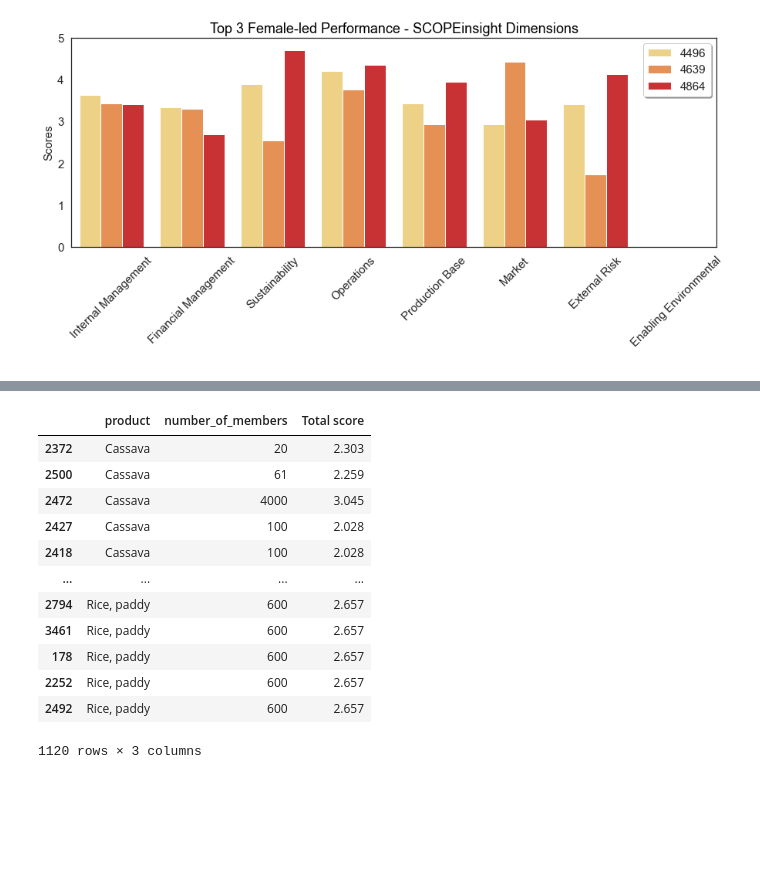
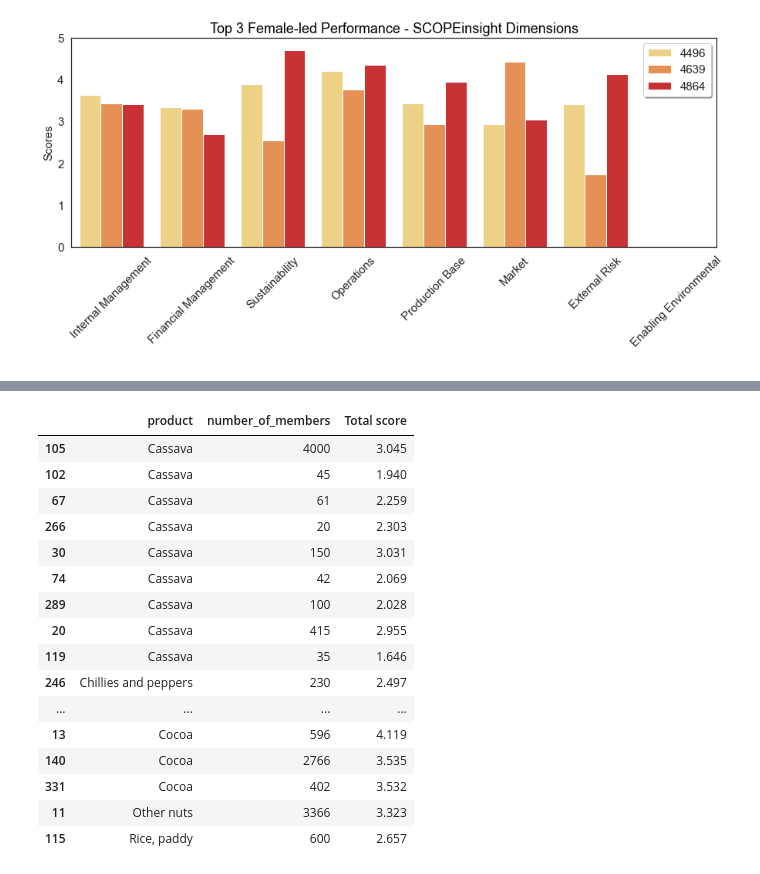
Before and after one commit to baascoral/scopeinsightcasestudy, a Jupyter notebook: Case Study.ipynb, the cells around one changed output, grey strips where cells are left out. Cells and saved outputs as stored; diff of their text form; code cells hidden in the pictures; blank space fills up the shorter version.

```diff
--- a/Case Study.ipynb
+++ b/Case Study.ipynb
@@ -374,0 +413,12 @@ Name: number_of_members, dtype: int64
+# %%
+#4 Identify the top 5 crops
+
+df_cote_divoire = df[df.country == "Côte d'Ivoire"]
+
+#one id has varios products and each product was evaluated 8 times - drop duplicates per id and product
+
+df_cd = df_cote_divoire.drop_duplicates(subset=["producing_organization_id", "product"], keep="first")
+df_cd
+
+#df_cd[df_cd.producing_organization_id == 4479] each id has more than one product. There is a number of member per
+#id but not per product
@@ -375,21 +443,24 @@ Name: number_of_members, dtype: int64
 # %%
+# Filtering the top 5 crops in the df_cd (Cote d'Ivoire) and include the Total Score
 
-
-
-#df_crops = df_cote_divoire.loc[df_cote_divoire['product'].isin(["Cocoa", "Cassava", "Other nuts", "Rice, paddy", "Chillies and peppers"])]
-#df_crops_fil = df_crops[["product", "number_of_members","Total score"]]
-#df_crops_fil.sort_values(by=['product'])
+df_crops = df_cd.loc[df_cd['product'].isin(["Cocoa", "Cassava", "Other nuts", "Rice, paddy", "Chillies and peppers"])]
+df_crops_fil = df_crops[["product", "number_of_members","Total score"]]
+df_crops_fil.sort_values(by=['product'])
 # %% [output]
 |  | product | number_of_members | Total score |
-| 2372 | Cassava | 20 | 2.303 |
-| 2500 | Cassava | 61 | 2.259 |
-| 2472 | Cassava | 4000 | 3.045 |
-| 2427 | Cassava | 100 | 2.028 |
-| 2418 | Cassava | 100 | 2.028 |
+| 105 | Cassava | 4000 | 3.045 |
+| 102 | Cassava | 45 | 1.940 |
+| 67 | Cassava | 61 | 2.259 |
+| 266 | Cassava | 20 | 2.303 |
+| 30 | Cassava | 150 | 3.031 |
+| 74 | Cassava | 42 | 2.069 |
+| 289 | Cassava | 100 | 2.028 |
+| 20 | Cassava | 415 | 2.955 |
+| 119 | Cassava | 35 | 1.646 |
+| 246 | Chillies and peppers | 230 | 2.497 |
 | ... | ... | ... | ... |
-| 2794 | Rice, paddy | 600 | 2.657 |
-| 3461 | Rice, paddy | 600 | 2.657 |
-| 178 | Rice, paddy | 600 | 2.657 |
-| 2252 | Rice, paddy | 600 | 2.657 |
-| 2492 | Rice, paddy | 600 | 2.657 |
+| 13 | Cocoa | 596 | 4.119 |
+| 140 | Cocoa | 2766 | 3.535 |
+| 331 | Cocoa | 402 | 3.532 |
+| 11 | Other nuts | 3366 | 3.323 |
+| 115 | Rice, paddy | 600 | 2.657 |
-1120 rows × 3 columns
```
Also changed, not shown: parts of 16 cells of this notebook, 6 other files.
